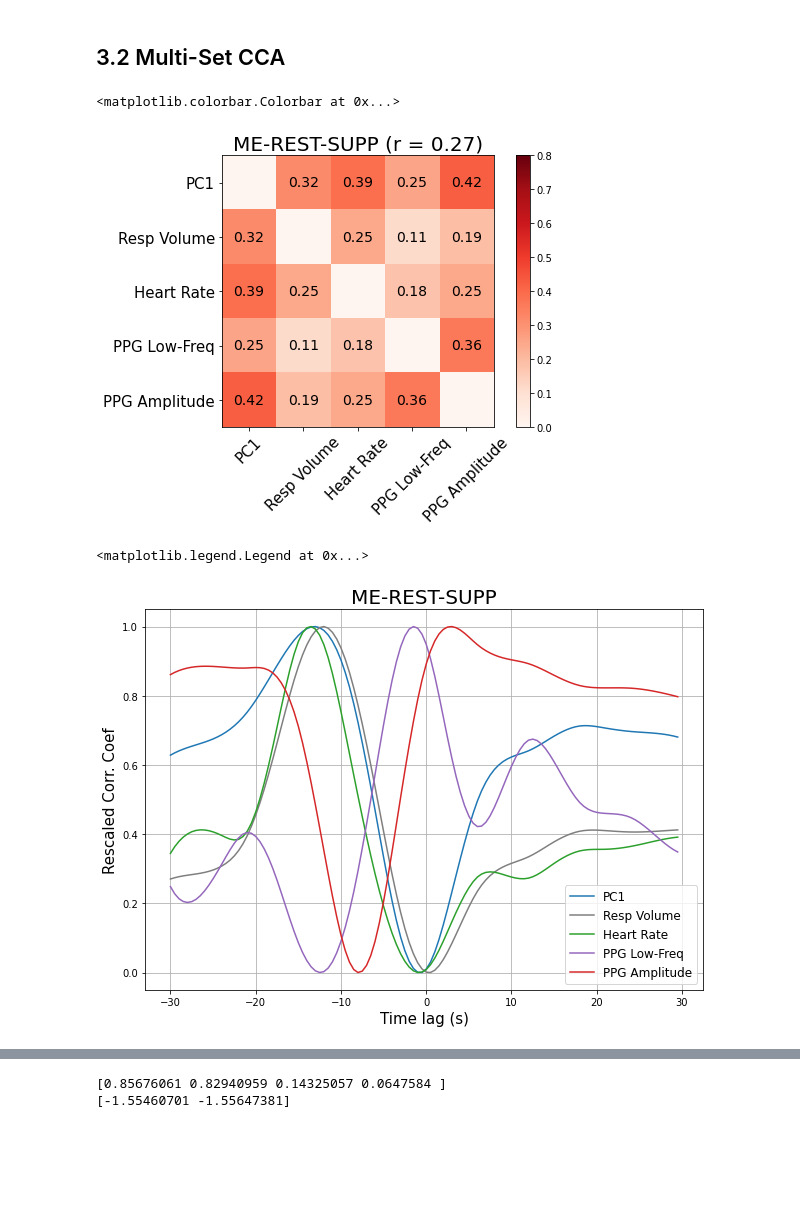
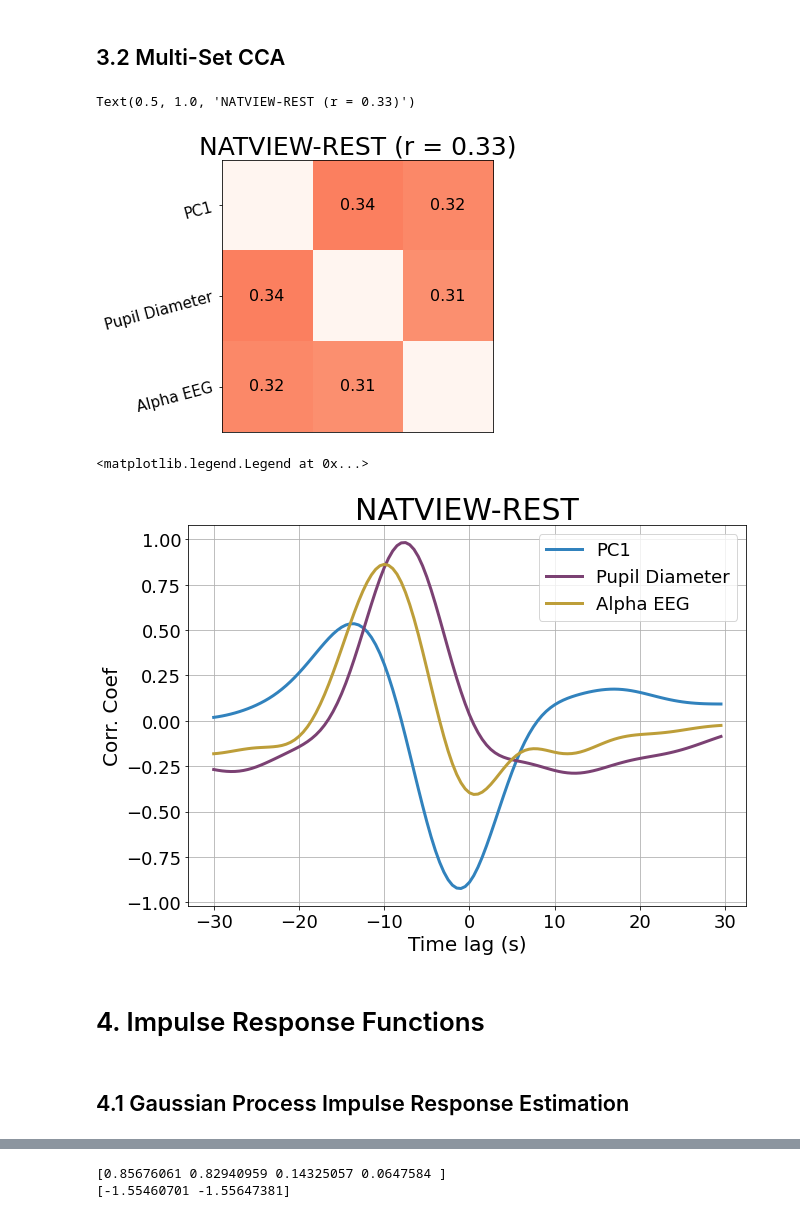
Before and after one commit to tsb46/fmri_arousal, a Jupyter notebook: analysis.ipynb, the cells around one changed output, grey strips where cells are left out. Drawn from its saved outputs; the diff is of its cells as text; code cells hidden in the pictures; blank space fills up the shorter version.

Commit message:
major revision v2

```diff
--- a/analysis.ipynb
+++ b/analysis.ipynb
@@ -287,14 +328,15 @@ for subj, sc in zip(subject, scan):
     # Get data into numpy array
     raw_data = raw.get_data()[np.newaxis,:]
     # Morlet time-frequency power estimation
-    power = tfr_array_morlet(raw_data, sfreq, freqs, n_cycles=n_cycles, output='power')
+    power = tfr_array_morlet(raw_data, sfreq, freqs, n_cycles=n_cycles, output='power',
+                             verbose=False)
     power_avg = np.squeeze(power).mean(axis=0)
     # loop through frequencies and calculate cross-correlation with PC time course
     xcorr_subj = []
     for i in range(len(freqs)):
         resample_freq = nk.signal_resample(power_avg[i,:], desired_length=func_len,
                                            method='FFT')
-        cc_list = xcorr(df[pca_label], resample_freq, maxlags=20)
+        cc_list = ts_sim(df[pca_label].values, resample_freq, maxlag=20)
         f_interp = interp1d(cc_list[0]*(params[dataset_power]['tr']),
                             cc_list[1], kind='cubic')
         xcorr_subj.append(f_interp(x_interp))
@@ -303,6 +345,12 @@ for subj, sc in zip(subject, scan):
 # Plot
 fig, ax = plt.subplots(figsize=(12,10))
 xcorr_avg = np.stack(xcorr_results, axis=2).mean(axis=2)
+if corr_func == 'correlation':
+    cbar_label = 'Correlation'
+    vmin, vmax = -0.25, 0.25
+elif corr_func == 'distance_correlation':
+    cbar_label = 'Distance Correlation'
+    vmin, vmax = 0, 0.25
 im = ax.imshow(xcorr_avg, cmap='coolwarm', vmin=-0.25, vmax=0.25, aspect=2.25)
 freq_sample = np.arange(0,len(freqs),3)
 ax.set_yticks(freq_sample)
@@ -315,9 +363,10 @@ ax.set_xlabel('Time lag (s)', fontsize=20)
 xticks = ax.xaxis.get_major_ticks()
 xticks[0].set_visible(False)
 cbar = plt.colorbar(im,fraction=0.02, pad=0.02)
-cbar.ax.tick_params(labelsize=14)
-cbar.set_label('Correlation', fontsize=18, labelpad=-2)
-ax.set_title(f"{pca_label} - EEG Power ({dataset_label_dict[dataset_power]})",
-             fontsize=24)
+cbar.ax.tick_params(labelsize=16)
+cbar.set_label(cbar_label, fontsize=18)
+ax.set_title(f"EEG Power ({dataset_label_dict[dataset_power]})",
+             fontsize=30)
 plt.show()
+# plt.savefig(f"EEG_POWER_{dataset_label_dict[dataset_power]}.png", bbox_inches='tight')
 # %% [output]
@@ -387,7 +436,7 @@ cca_sign_dict = {
 ## 3.2 Multi-Set CCA
 # %%
 # chang, hcp, spreng, natview, nki_rest
-dataset_mcca = 'spreng'
+dataset_mcca = 'natview'
 
 # permutation parameters
 permute=False
@@ -422,13 +471,15 @@ for subj, sc in zip(subject, scan):
 basis_concat = [np.vstack(g) for g in basis_group]
 data_concat = [np.hstack(g).T for g in data_group]
 
-
 # Fit MCCA
-mcca = MCCA(latent_dims=5, random_state=0)
+mcca = MCCA(latent_dimensions=2, random_state=0)
 mcca.fit(basis_concat)
 
 # average pair-wise correlation
 mcca_r = mcca.score(basis_concat)
+
+# explained covariance
+exp_covar = mcca.explained_covariance_ratio(basis_concat)
 
 # compute permutation distribution, if specified
 if permute:
@@ -437,42 +488,45 @@ if permute:
     for n in range(n_permute):
         subj_shuffle = []
         for b in range(len(basis_group)):
             subj_list = np.arange(n_subj)
             np.random.shuffle(subj_list)
             subj_shuffle.append(subj_list)
         perm_basis = [[basis[s] for s in subj_vec] for basis, subj_vec in zip(basis_group, subj_shuffle)]
         perm_basis_concat = [np.vstack(g) for g in perm_basis]
         # Fit MCCA
         mcca_cv = MCCA(latent_dims=3, random_state=0)
         mcca_cv.fit(perm_basis_concat)
         # MCCA corr
         perm_r.append(mcca_cv.score(perm_basis_concat)[0])
 
     print(f'perm pval: {(sum(perm_r > mcca_r[0]) + 1) / (len(perm_r) + 1)}')
 # Plot correlation matrix
-corr_mat = mcca.correlations(basis_concat)
+corr_mat = mcca.pairwise_correlations(basis_concat)
 
 new_labels = [physio_label_dict[p] for p in mcca_vars[dataset_mcca]]
 corr_mat = pd.DataFrame(corr_mat[:,:,0], columns=new_labels, index=new_labels)
 corr_mat_array = corr_mat.values
 np.fill_diagonal(corr_mat_array, 0)
 
 fig, ax = plt.subplots(figsize=(8,5))
 im = ax.imshow(corr_mat_array, vmin=0, vmax=0.8, cmap='Reds')
-ax.set_xticks(np.arange(len(new_labels)))
+ax.set_xticks([])
+# ax.set_xticks(np.arange(len(new_labels)))
 ax.set_yticks(np.arange(len(new_labels)))
-ax.set_xticklabels(new_labels, rotation=45, fontsize=15)
-ax.set_yticklabels(new_labels, fontsize=15)
+# ax.set_xticklabels(new_labels, rotation=45, fontsize=15)
+ax.set_yticklabels(new_labels, fontsize=15, rotation=15)
 
 for (j,i),label in np.ndenumerate(corr_mat):
     if i != j:
-        ax.text(i,j,round(label,2),ha='center',va='center', fontsize=14)
+        ax.text(i,j,round(label,2),ha='center',va='center', fontsize=16)
 ax.set_title(f"{dataset_label_dict[dataset_mcca]} (r = {round(mcca_r[0],2)})",
-             fontsize=20)
-plt.colorbar(im, ax=ax)
+             fontsize=25)
+# plt.colorbar(im, ax=ax)
+
+# plt.savefig(f'mcca_corr_{dataset_mcca}', bbox_inches='tight')
 # %% [output]
-<matplotlib.colorbar.Colorbar at 0x...>
+Text(0.5, 1.0, 'NATVIEW-REST (r = 0.33)')
-[figure, old version]
+[figure, new version]
 # %%
 # Plot lags on first canonical component
 cca_pred = mcca.transform(basis_concat)
@@ -495,15 +549,23 @@ for i, c in enumerate(cca_pred_df.columns):
                      cca_pred[i][:,0], cc_len)
     f_interp = interp1d(cc_list[0]*(params[dataset_mcca]['tr']), cc_list[1], kind='cubic')
     cc_interp = f_interp(x_interp)
-    cc_interp = (cc_interp - cc_interp.min())/(cc_interp.max() - cc_interp.min()) # max/min norm
+    # cc_interp = (cc_interp - cc_interp.min())/(cc_interp.max() - cc_interp.min()) # max/min norm
     ax.plot(x_interp, cc_interp, color=color_dict[c],
-            label=physio_label_dict[c])
-    ax.set_xlabel('Time lag (s)', fontsize=15)
-    ax.set_title(dataset_label_dict[dataset_mcca], fontsize=20)
-    ax.set_ylabel('Rescaled Corr. Coef', fontsize=15)
+            label=physio_label_dict[c], linewidth=3)
+    ax.set_xlabel('Time lag (s)', fontsize=20)
+    ax.set_title(dataset_label_dict[dataset_mcca], fontsize=30)
+    # ax.set_ylabel('Rescaled Corr. Coef', fontsize=15)
+    ax.set_ylabel('Corr. Coef', fontsize=20)
+
     ax.grid(True)
 
-ax.legend(fontsize=12)
+ax.tick_params(axis='both', which='major', labelsize=18)
+ax.legend(fontsize=18)
+# plt.savefig(f'mcca_pred_cc_{dataset_mcca}', bbox_inches='tight')
 # %% [output]
 <matplotlib.legend.Legend at 0x...>
-[figure, old version]
+[figure, new version]
+# %% [markdown]
+# 4. Impulse Response Functions
+# %% [markdown]
+## 4.1 Gaussian Process Impulse Response Estimation
```
Also changed, not shown: parts of 80 cells of this notebook, 23 other files.
